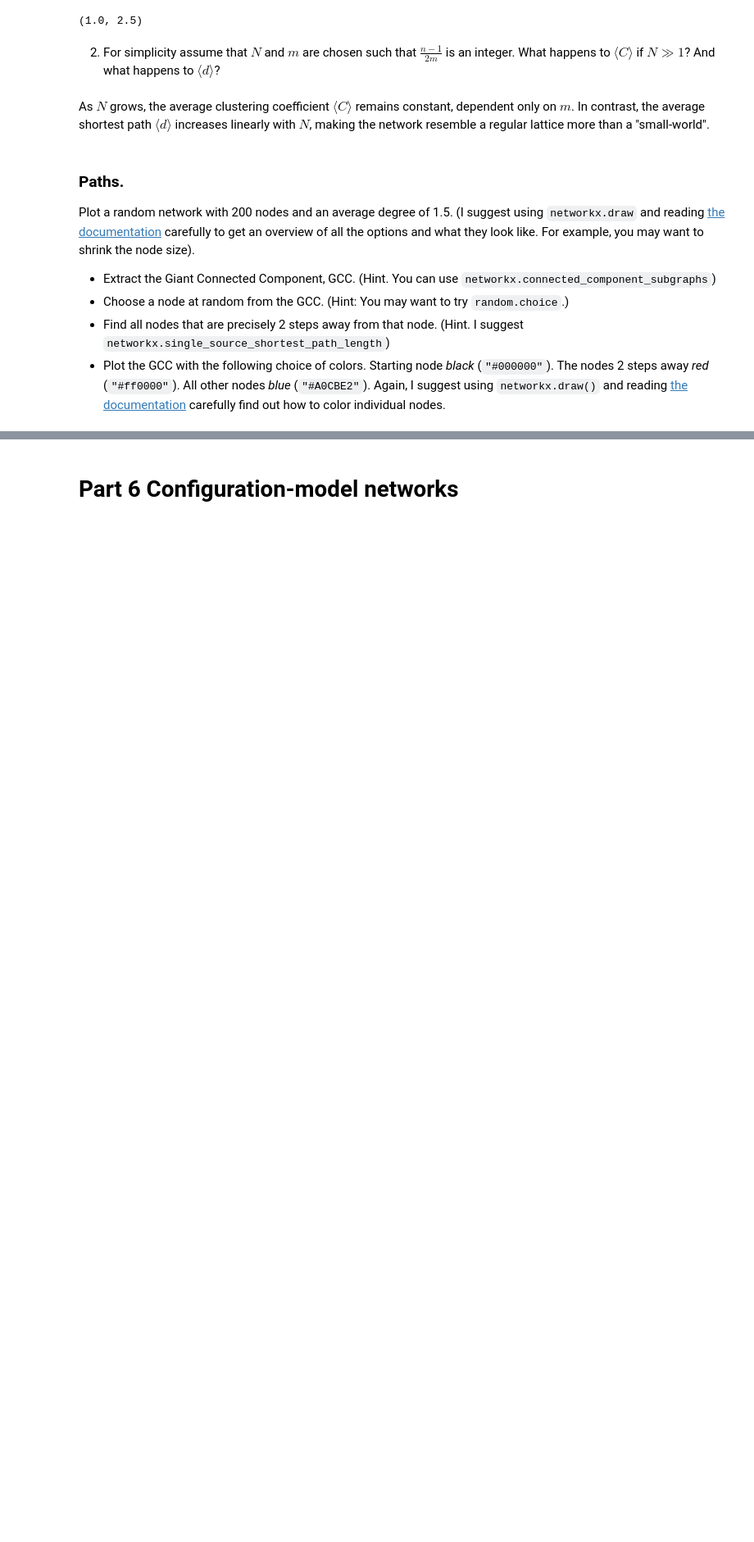
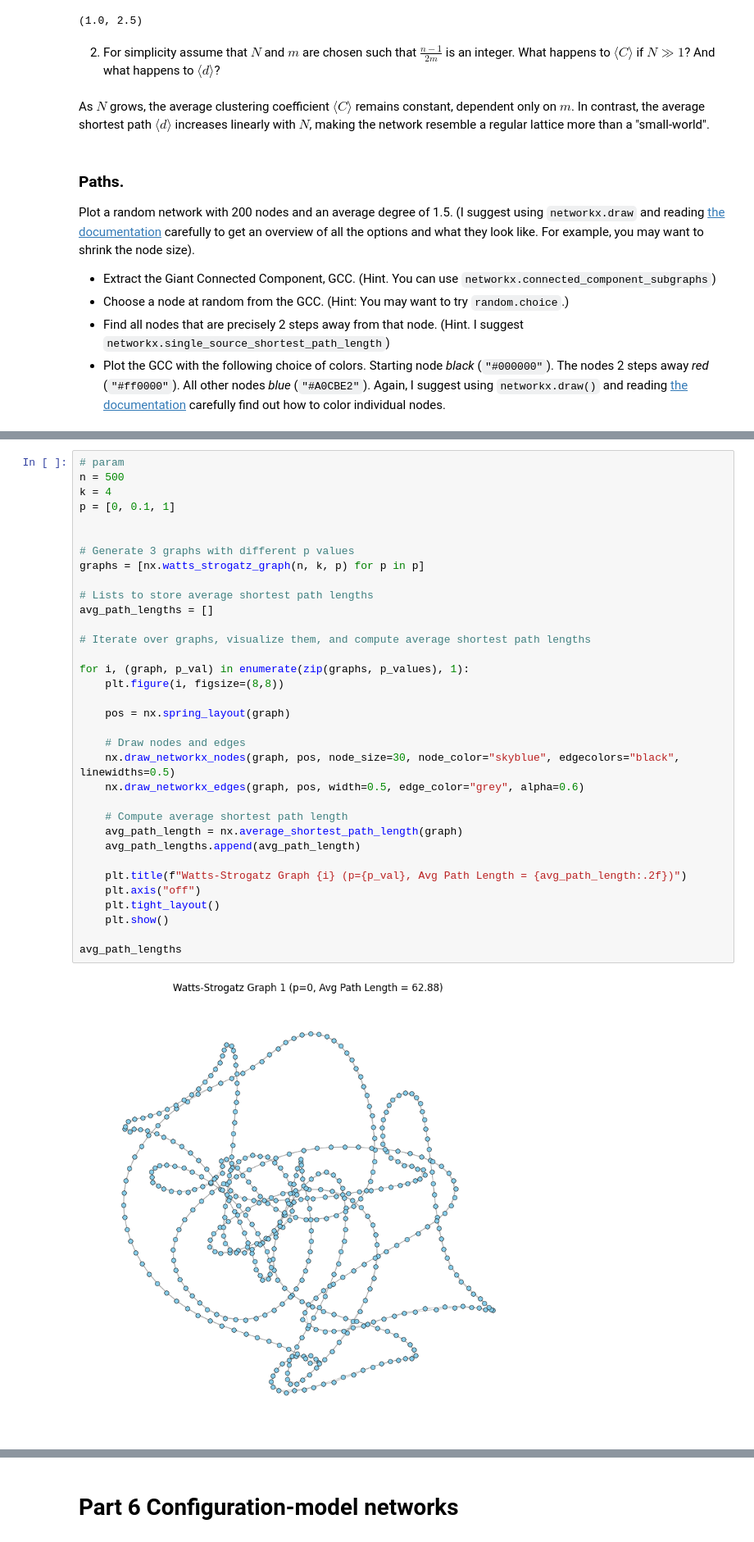
Before and after one commit to danielsanuwich/socialgraphs2023, a Jupyter notebook: Assignment1.ipynb, the cells around one changed output, grey strips where cells are left out. Shown at 82% size. Drawn from its saved outputs; the diff is of its cells as text; blank space fills up the shorter version.

```diff
--- a/Assignment1.ipynb
+++ b/Assignment1.ipynb
@@ -391,0 +394,36 @@ random_node, nodes_two_steps_away
+# %%
+# param
+n = 500
+k = 4
+p = [0, 0.1, 1]
+
+
+# Generate 3 graphs with different p values
+graphs = [nx.watts_strogatz_graph(n, k, p) for p in p]
+
+# Lists to store average shortest path lengths
+avg_path_lengths = []
+
+# Iterate over graphs, visualize them, and compute average shortest path lengths
+
+for i, (graph, p_val) in enumerate(zip(graphs, p_values), 1):
+    plt.figure(i, figsize=(8,8))
+
+    pos = nx.spring_layout(graph)
+
+    # Draw nodes and edges
+    nx.draw_networkx_nodes(graph, pos, node_size=30, node_color="skyblue", edgecolors="black", linewidths=0.5)
+    nx.draw_networkx_edges(graph, pos, width=0.5, edge_color="grey", alpha=0.6)
+
+    # Compute average shortest path length
+    avg_path_length = nx.average_shortest_path_length(graph)
+    avg_path_lengths.append(avg_path_length)
+
+    plt.title(f"Watts-Strogatz Graph {i} (p={p_val}, Avg Path Length = {avg_path_length:.2f})")
+    plt.axis("off")
+    plt.tight_layout()
+    plt.show()
+
+avg_path_lengths
+# %% [output]
+[figure, added]
```
Also changed, not shown: parts of 11 cells of this notebook.
